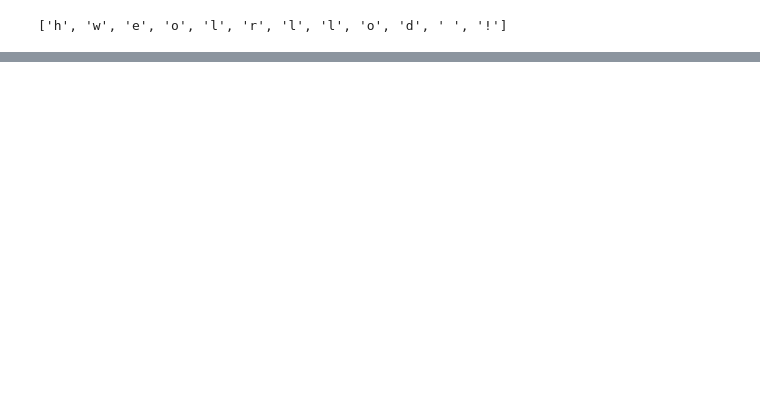
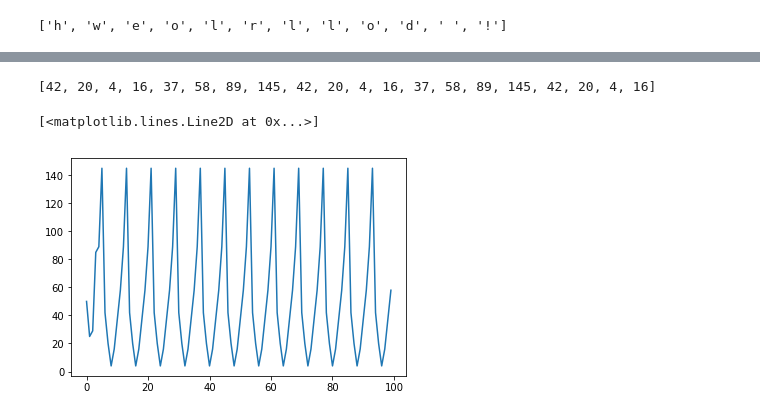
Before and after one commit to vikipedia/python-trainings, a Jupyter notebook: foundation/Adventures In Iterations.ipynb, the cells around one changed output, grey strips where cells are left out. Saved outputs shown, nothing was run; the diff lists cells and outputs as text; code cells hidden in the pictures; blank space fills up the shorter version.

Commit message:
four number game, SSQ and kaprekar

```diff
--- a/foundation/Adventures In Iterations.ipynb
+++ b/foundation/Adventures In Iterations.ipynb
@@ -192,0 +149,16 @@ SSQi(25, 17)
+# %%
+def repeat_(func, arg):
+    """
+    count how many riffle shuffles it takes to get original state of deck!
+    """
+    arg_ = arg[:]
+    count = 1
+    arg_ = func(arg_)
+    while arg_ != arg:
+        arg_ = func(arg_)
+        count += 1
+    return count
+
+print("length","shuffles")
+for i in range(1,33):
+    print("{:6d} {:8d}".format(i, repeat_(riffle_shuffle, list(range(i)))))
@@ -192,0 +270,12 @@ SSQi(25, 17)
+# %%
+def four_number_game_(a, b, c, d):
+    count = 0
+    while (a, b, c, d)!= (0,0,0,0) and count<100:
+        a, b, c, d = abs(a-b), abs(b-c), abs(c-d), abs(d-a)
+        count += 1
+    return count
+
+import random
+for i in range(50):
+    nums = [random.randrange(1000) for i in range(4)]
+    print("({:3d}, {:3d}, {:3d}, {:3d}) {:2d}".format(*nums, four_number_game_(*nums)))
@@ -192,0 +336,5 @@ SSQi(25, 17)
+# %%
+def SSQi_(n):
+    while True:
+        n = SSQ(n)
+        yield n
@@ -192,0 +351,6 @@ SSQi(25, 17)
+# %%
+def take(seq, n):
+    """
+    takes first n elements from a sequence
+    """
+    return [next(seq) for i in range(n)]
@@ -192,0 +359,4 @@ SSQi(25, 17)
+# %%
+take(ssq18,20)
+# %% [output]
+[42, 20, 4, 16, 37, 58, 89, 145, 42, 20, 4, 16, 37, 58, 89, 145, 42, 20, 4, 16]
@@ -192,0 +368,6 @@ SSQi(25, 17)
+# %%
+ssq17 = SSQi_(17)
+plt.plot(take(ssq17,100))
+# %% [output]
+[<matplotlib.lines.Line2D at 0x...>]
+[figure, added]
```
Also changed, not shown: parts of 57 cells of this notebook.
